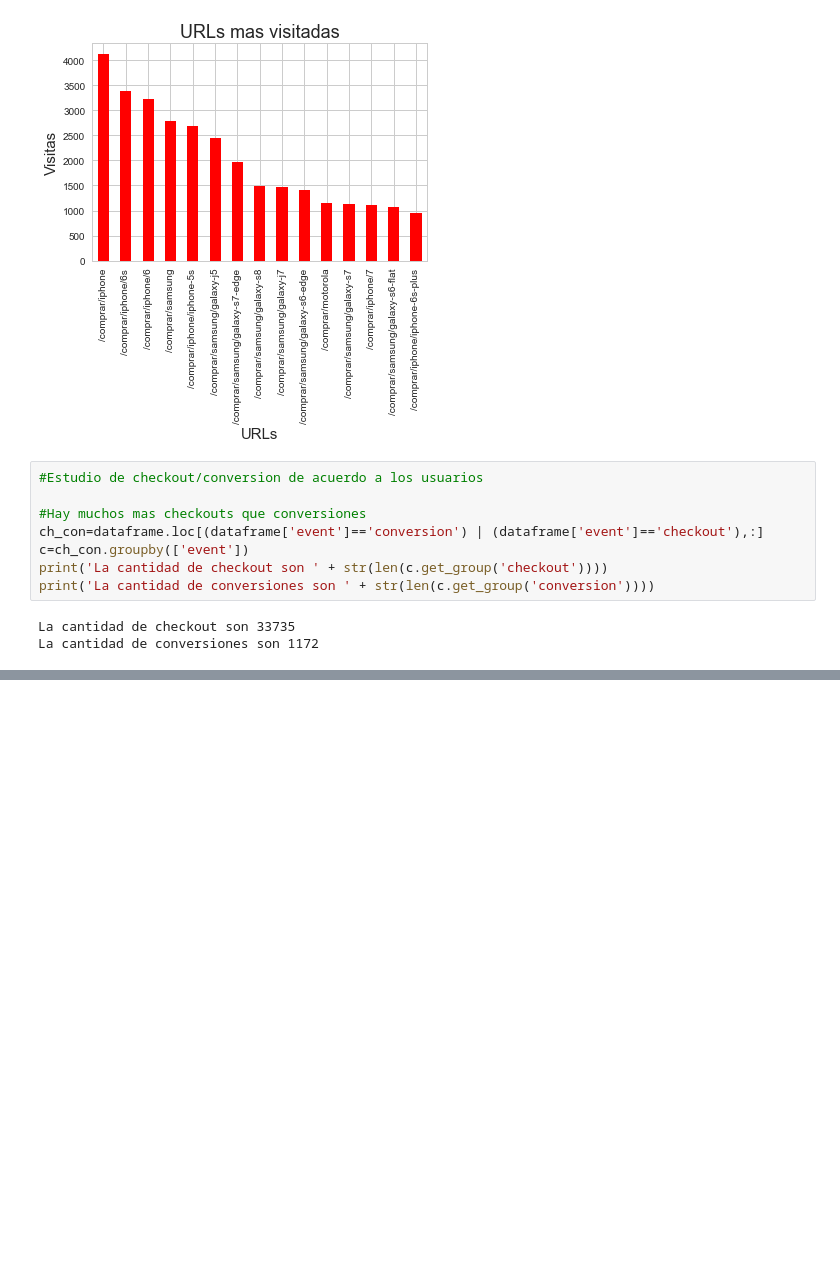
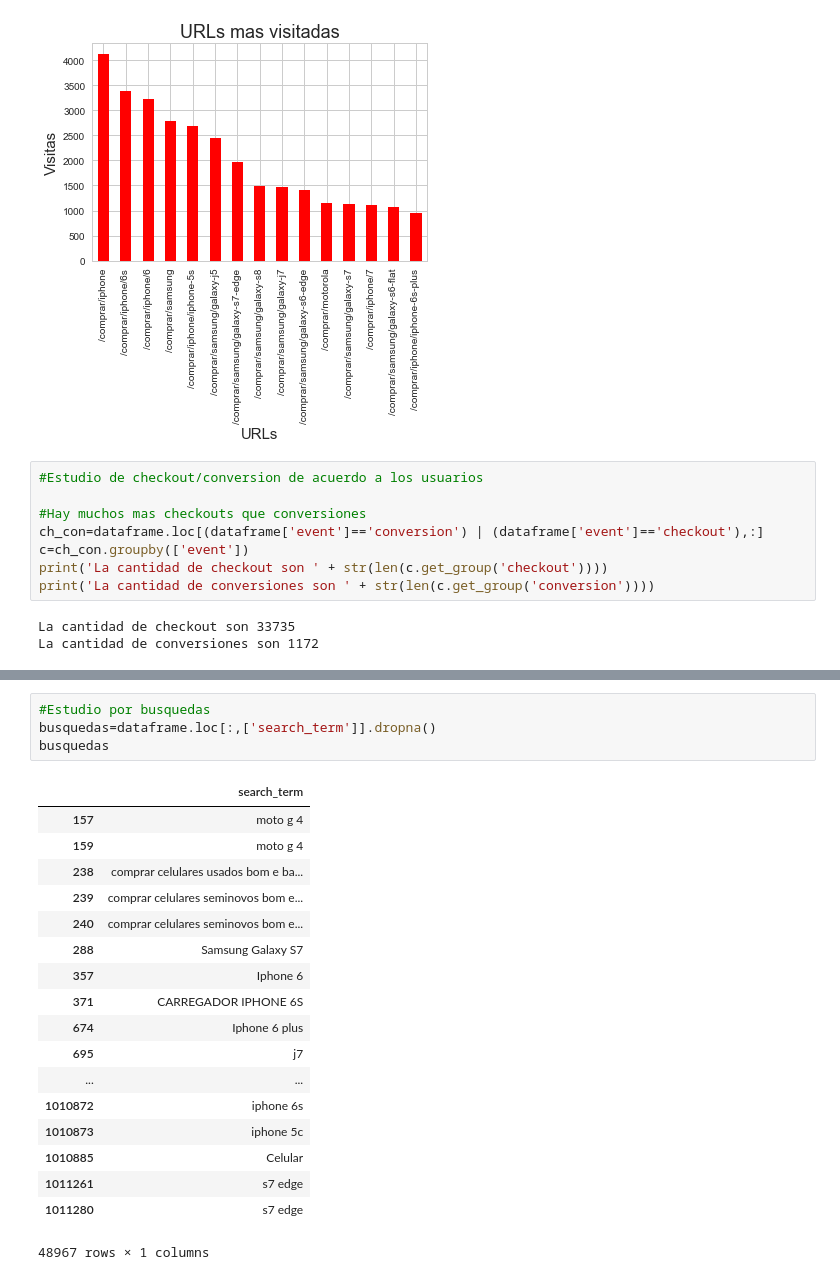
Before and after one commit to EugeniaFranchi/TP-Datos, a Jupyter notebook: TpDatos.ipynb, the cells around one changed output, grey strips where cells are left out. Saved outputs shown, nothing was run; the diff lists cells and outputs as text; blank space fills up the shorter version.

```diff
--- a/TpDatos.ipynb
+++ b/TpDatos.ipynb
@@ -737,0 +757,23 @@ ch_con=dataframe.loc[(dataframe['event']=='conversion') | (dataframe['event']=='
+# %%
+#Estudio por busquedas
+busquedas=dataframe.loc[:,['search_term']].dropna()
+busquedas
+# %% [output]
+|  | search_term |
+| 157 | moto g 4 |
+| 159 | moto g 4 |
+| 238 | comprar celulares usados bom e ba... |
+| 239 | comprar celulares seminovos bom e... |
+| 240 | comprar celulares seminovos bom e... |
+| 288 | Samsung Galaxy S7 |
+| 357 | Iphone 6 |
+| 371 | CARREGADOR IPHONE 6S |
+| 674 | Iphone 6 plus |
+| 695 | j7 |
+| ... | ... |
+| 1010872 | iphone 6s |
+| 1010873 | iphone 5c |
+| 1010885 | Celular |
+| 1011261 | s7 edge |
+| 1011280 | s7 edge |
+48967 rows × 1 columns
```
Also changed, not shown: parts of 1 cell of this notebook.
